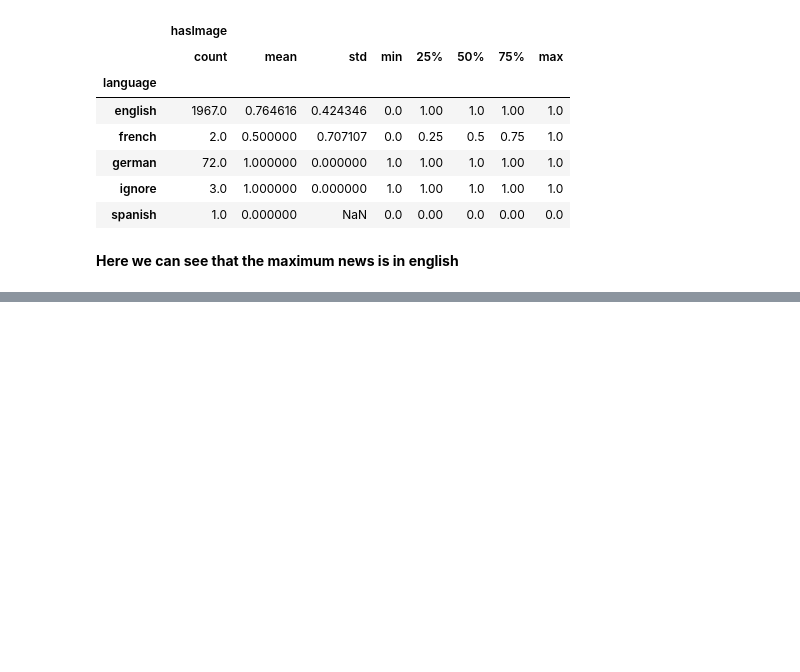
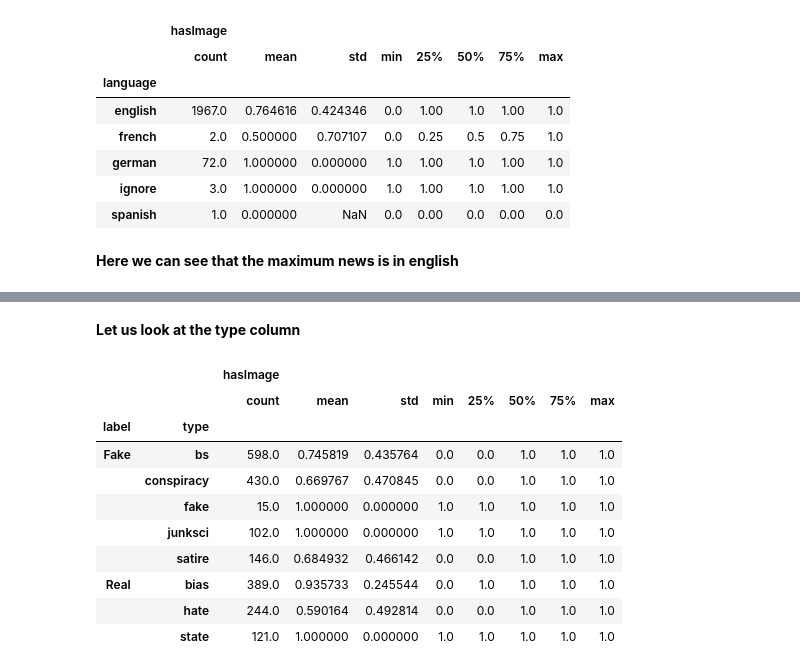
Before and after one commit to ayg15/fake-news-detection, a Jupyter notebook: Fake News Detection.ipynb, the cells around one changed output, grey strips where cells are left out. Cells and saved outputs as stored; diff of their text form; code cells hidden in the pictures; blank space fills up the shorter version.

```diff
--- a/Fake News Detection.ipynb
+++ b/Fake News Detection.ipynb
@@ -244,0 +296,16 @@ news_df.groupby('language').describe()
+# %% [markdown]
+**Let us look at the type column**
+# %%
+news_df.groupby(['label','type']).describe()
+# %% [output]
+|  |  | hasImage |  |  |  |  |  |  |  |
+|  |  | count | mean | std | min | 25% | 50% | 75% | max |
+| label | type |  |  |  |  |  |  |  |  |
+| Fake | bs | 598.0 | 0.745819 | 0.435764 | 0.0 | 0.0 | 1.0 | 1.0 | 1.0 |
+|  | conspiracy | 430.0 | 0.669767 | 0.470845 | 0.0 | 0.0 | 1.0 | 1.0 | 1.0 |
+|  | fake | 15.0 | 1.000000 | 0.000000 | 1.0 | 1.0 | 1.0 | 1.0 | 1.0 |
+|  | junksci | 102.0 | 1.000000 | 0.000000 | 1.0 | 1.0 | 1.0 | 1.0 | 1.0 |
+|  | satire | 146.0 | 0.684932 | 0.466142 | 0.0 | 0.0 | 1.0 | 1.0 | 1.0 |
+| Real | bias | 389.0 | 0.935733 | 0.245544 | 0.0 | 1.0 | 1.0 | 1.0 | 1.0 |
+|  | hate | 244.0 | 0.590164 | 0.492814 | 0.0 | 0.0 | 1.0 | 1.0 | 1.0 |
+|  | state | 121.0 | 1.000000 | 0.000000 | 1.0 | 1.0 | 1.0 | 1.0 | 1.0 |
```
Also changed, not shown: parts of 7 cells of this notebook.
